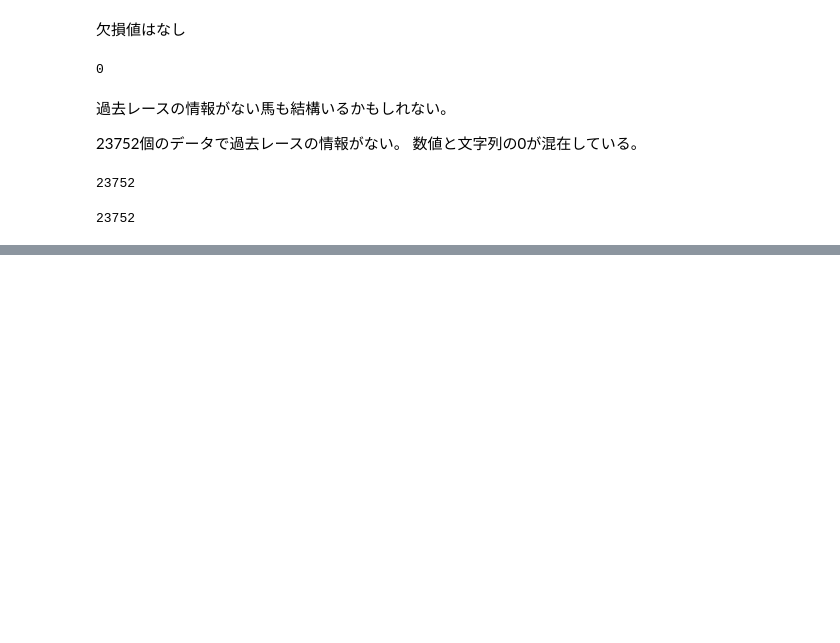
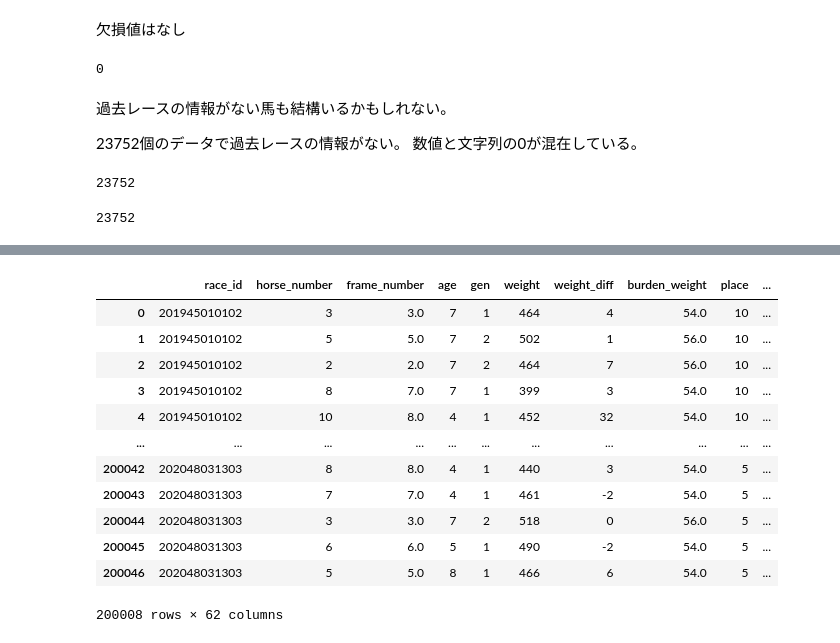
Before and after one commit to monda00/horse-race-notebook, a Jupyter notebook: predict_show_neural_network.ipynb, the cells around one changed output, grey strips where cells are left out. Saved outputs shown, nothing was run; the diff lists cells and outputs as text; code cells hidden in the pictures; blank space fills up the shorter version.

```diff
--- a/predict_show_neural_network.ipynb
+++ b/predict_show_neural_network.ipynb
@@ -121,0 +191,18 @@ Label Encoding
+# %%
+train_df, test_df = train_test_split(df, test_size=53584, shuffle=False)
+# %%
+train_df
+# %% [output]
+|  | race_id | horse_number | frame_number | age | gen | weight | weight_diff | burden_weight | place | ... |
+| 0 | 201945010102 | 3 | 3.0 | 7 | 1 | 464 | 4 | 54.0 | 10 | ... |
+| 1 | 201945010102 | 5 | 5.0 | 7 | 2 | 502 | 1 | 56.0 | 10 | ... |
+| 2 | 201945010102 | 2 | 2.0 | 7 | 2 | 464 | 7 | 56.0 | 10 | ... |
+| 3 | 201945010102 | 8 | 7.0 | 7 | 1 | 399 | 3 | 54.0 | 10 | ... |
+| 4 | 201945010102 | 10 | 8.0 | 4 | 1 | 452 | 32 | 54.0 | 10 | ... |
+| ... | ... | ... | ... | ... | ... | ... | ... | ... | ... | ... |
+| 200042 | 202048031303 | 8 | 8.0 | 4 | 1 | 440 | 3 | 54.0 | 5 | ... |
+| 200043 | 202048031303 | 7 | 7.0 | 4 | 1 | 461 | -2 | 54.0 | 5 | ... |
+| 200044 | 202048031303 | 3 | 3.0 | 7 | 2 | 518 | 0 | 56.0 | 5 | ... |
+| 200045 | 202048031303 | 6 | 6.0 | 5 | 1 | 490 | -2 | 54.0 | 5 | ... |
+| 200046 | 202048031303 | 5 | 5.0 | 8 | 1 | 466 | 6 | 54.0 | 5 | ... |
+200008 rows × 62 columns
```
Also changed, not shown: parts of 22 cells of this notebook.
